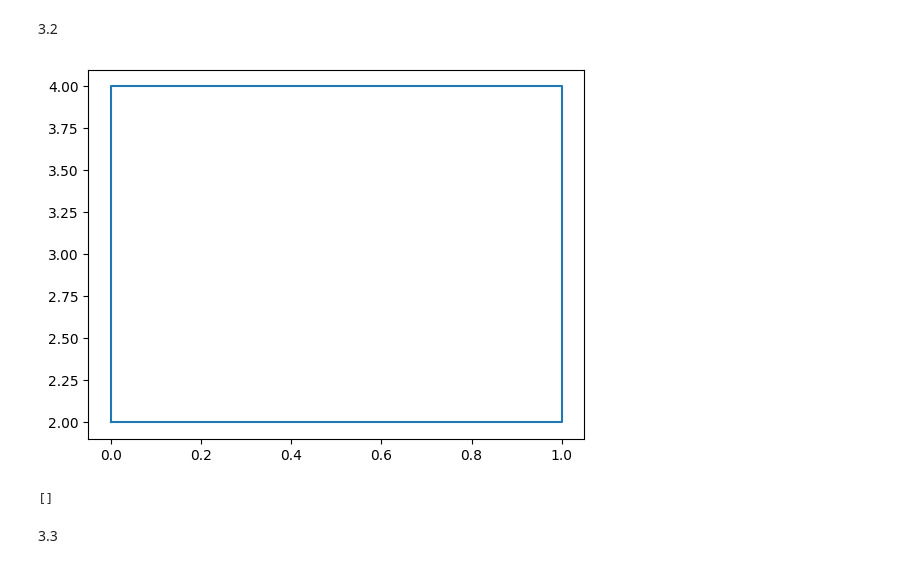
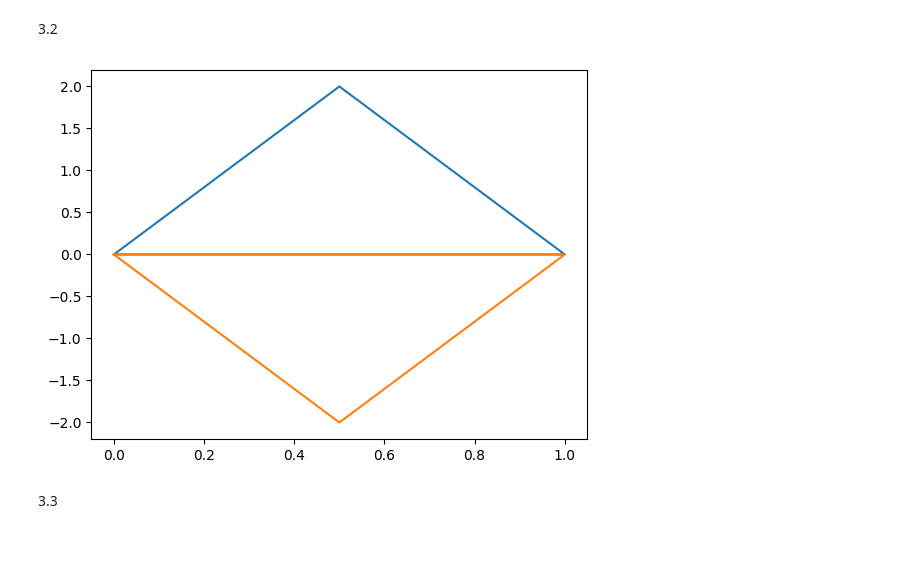
Before and after one commit to MirQsan/DZ, a Jupyter notebook: Практикум по проге/Фигуры.ipynb, the cells around one changed output. Drawn from its saved outputs; the diff is of its cells as text; code cells hidden in the pictures.

```diff
--- a/Практикум по проге/Фигуры.ipynb
+++ b/Практикум по проге/Фигуры.ipynb
@@ -123,18 +123,17 @@ tr_translate()
 # %% [markdown]
 3.2
 # %%
-def tr_rotate(n = 10):
-    o = []
-    x = np.array([0, 0, 1, 1, 0])
-    y = np.array([0, 2, 2, 0, 0])
-    plt.plot(x, y)
+def tr_rotate():
+    x = np.array([0, 0.5, 1, 0])
+    y = np.array([0, 2, 0, 0])
+    plt.plot(x,y)
+    y*=-1
+    plt.plot(x,y)
     plt.show()
-    return o
 
 tr_rotate()
 # %% [output]
-[figure, old version]
+[figure, new version]
-[]
 # %% [markdown]
 3.3
 # %%
```
Also changed, not shown: parts of 3 cells of this notebook.
